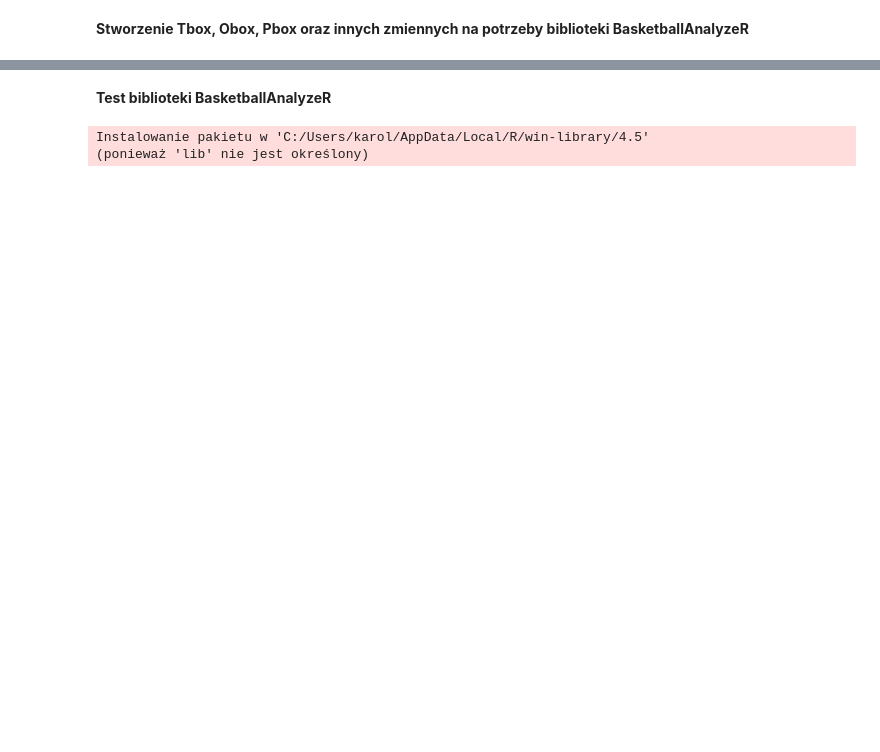
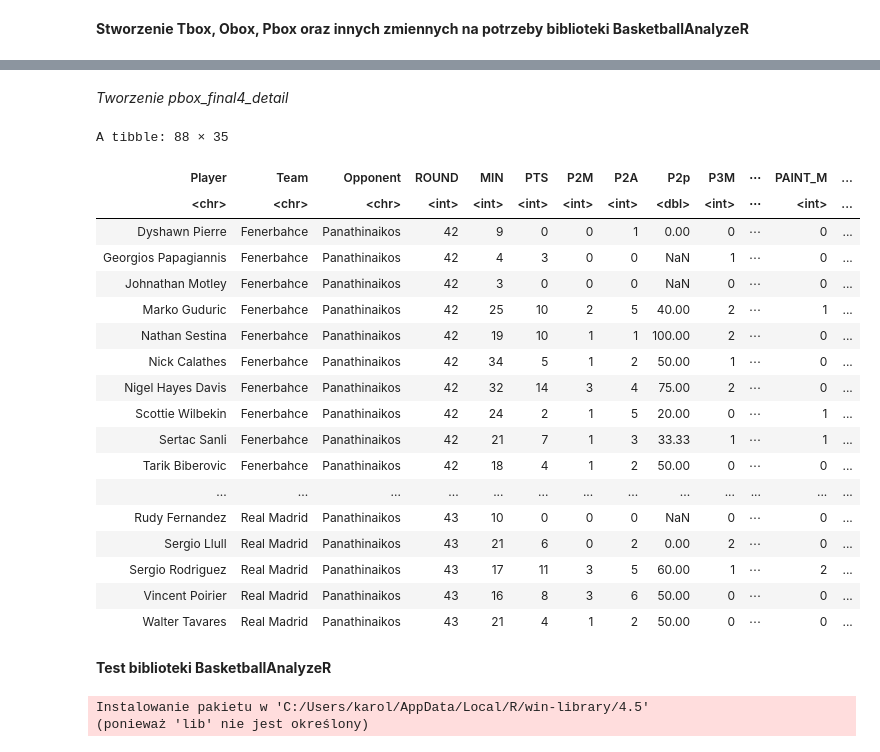
Before and after one commit to Karel223/analiza_danych_koszykarskich, a Jupyter notebook: dane.ipynb, the cells around one changed output, grey strips where cells are left out. Drawn from its saved outputs; the diff is of its cells as text; code cells hidden in the pictures; blank space fills up the shorter version.

```diff
--- a/dane.ipynb
+++ b/dane.ipynb
@@ -756,0 +919,2 @@ $ `3H_A`  <int> 9, 3, 11, 5, 6, 4, 4, 8, 8, 8, 16, 7, 10, 11, 4, 7, 4, 4
+# %% [markdown]
+*Tworzenie pbox_final4_detail*
@@ -757,3 +955,27 @@ $ `3H_A`  <int> 9, 3, 11, 5, 6, 4, 4, 8, 8, 8, 16, 7, 10, 11, 4, 7, 4, 4
+# %%
+pbox_final4_detailed <- create_pbox_detailed(players_final4)
+
+pbox_final4_detailed
+# %% [output]
+A tibble: 88 × 35
+| Player | Team | Opponent | ROUND | MIN | PTS | P2M | P2A | P2p | P3M | ⋯ | PAINT_M | ... |
+| <chr> | <chr> | <chr> | <int> | <int> | <int> | <int> | <int> | <dbl> | <int> | ⋯ | <int> | ... |
+| Dyshawn Pierre | Fenerbahce | Panathinaikos | 42 | 9 | 0 | 0 | 1 | 0.00 | 0 | ⋯ | 0 | ... |
+| Georgios Papagiannis | Fenerbahce | Panathinaikos | 42 | 4 | 3 | 0 | 0 | NaN | 1 | ⋯ | 0 | ... |
+| Johnathan Motley | Fenerbahce | Panathinaikos | 42 | 3 | 0 | 0 | 0 | NaN | 0 | ⋯ | 0 | ... |
+| Marko Guduric | Fenerbahce | Panathinaikos | 42 | 25 | 10 | 2 | 5 | 40.00 | 2 | ⋯ | 1 | ... |
+| Nathan Sestina | Fenerbahce | Panathinaikos | 42 | 19 | 10 | 1 | 1 | 100.00 | 2 | ⋯ | 0 | ... |
+| Nick Calathes | Fenerbahce | Panathinaikos | 42 | 34 | 5 | 1 | 2 | 50.00 | 1 | ⋯ | 0 | ... |
+| Nigel Hayes Davis | Fenerbahce | Panathinaikos | 42 | 32 | 14 | 3 | 4 | 75.00 | 2 | ⋯ | 0 | ... |
+| Scottie Wilbekin | Fenerbahce | Panathinaikos | 42 | 24 | 2 | 1 | 5 | 20.00 | 0 | ⋯ | 1 | ... |
+| Sertac Sanli | Fenerbahce | Panathinaikos | 42 | 21 | 7 | 1 | 3 | 33.33 | 1 | ⋯ | 1 | ... |
+| Tarik Biberovic | Fenerbahce | Panathinaikos | 42 | 18 | 4 | 1 | 2 | 50.00 | 0 | ⋯ | 0 | ... |
+| ... | ... | ... | ... | ... | ... | ... | ... | ... | ... | ... | ... | ... |
+| Rudy Fernandez | Real Madrid | Panathinaikos | 43 | 10 | 0 | 0 | 0 | NaN | 0 | ⋯ | 0 | ... |
+| Sergio Llull | Real Madrid | Panathinaikos | 43 | 21 | 6 | 0 | 2 | 0.00 | 2 | ⋯ | 0 | ... |
+| Sergio Rodriguez | Real Madrid | Panathinaikos | 43 | 17 | 11 | 3 | 5 | 60.00 | 1 | ⋯ | 2 | ... |
+| Vincent Poirier | Real Madrid | Panathinaikos | 43 | 16 | 8 | 3 | 6 | 50.00 | 0 | ⋯ | 0 | ... |
+| Walter Tavares | Real Madrid | Panathinaikos | 43 | 21 | 4 | 1 | 2 | 50.00 | 0 | ⋯ | 0 | ... |
 # %% [markdown]
 **Test biblioteki BasketballAnalyzeR**
 # %%
```
Also changed, not shown: parts of 45 cells of this notebook, 38 other files.
